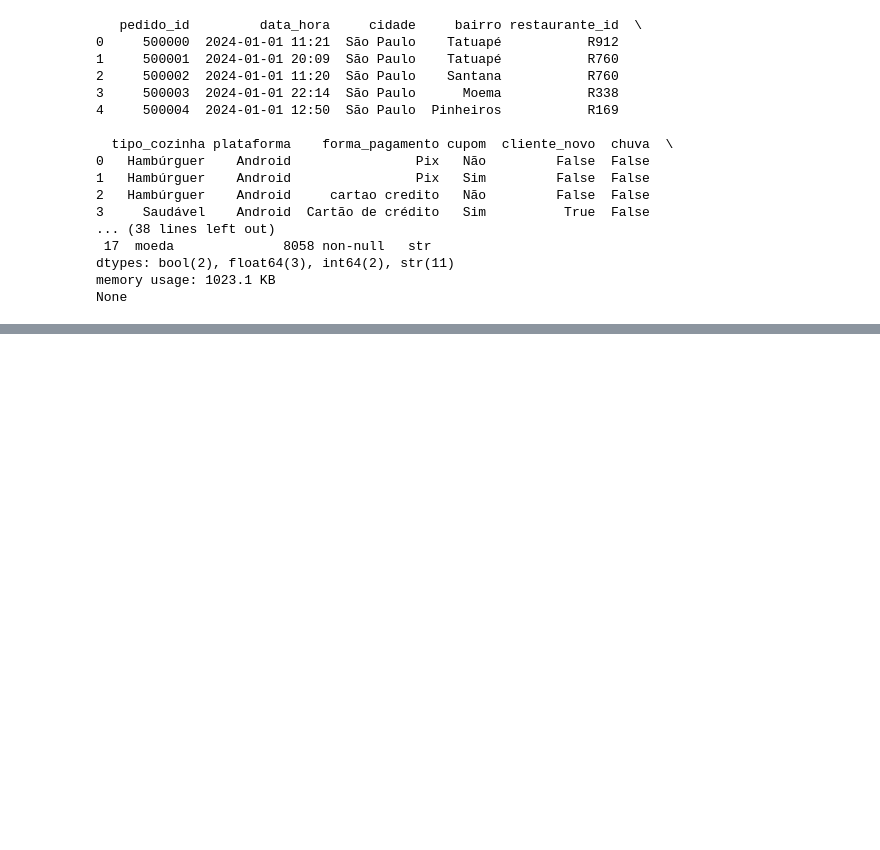
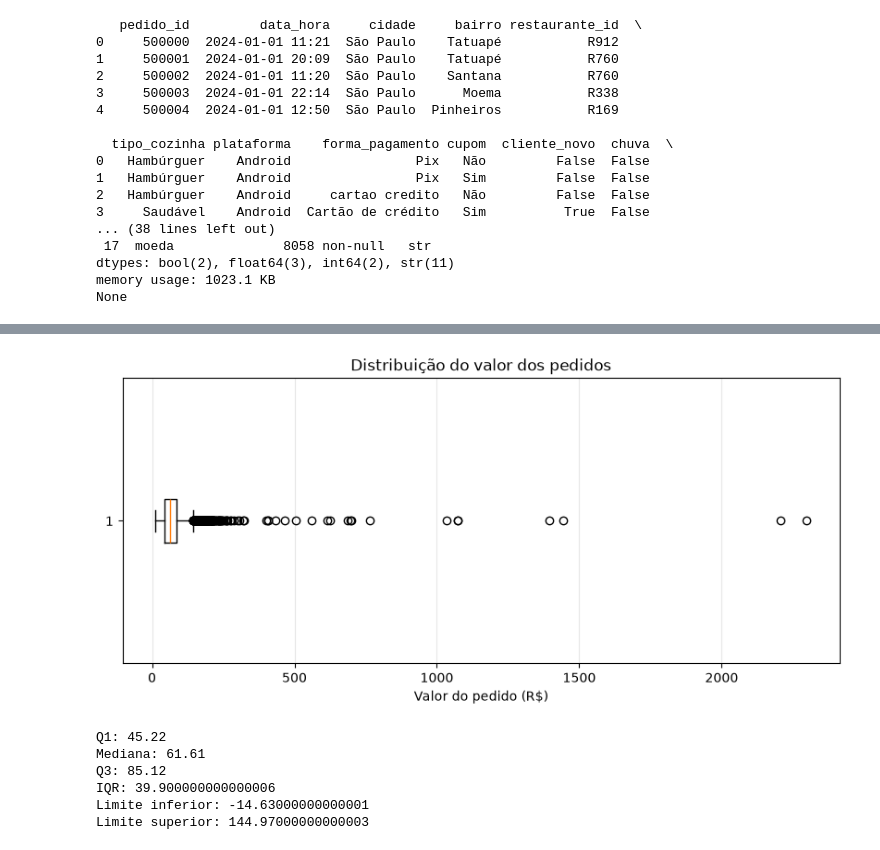
Before and after one commit to ivanjoncesar-ai/Trabalho_Ivan, a Jupyter notebook: Trabalho_Ivan.ipynb, the cells around one changed output, grey strips where cells are left out. Drawn from its saved outputs; the diff is of its cells as text; code cells hidden in the pictures; blank space fills up the shorter version.

```diff
--- a/Trabalho_Ivan.ipynb
+++ b/Trabalho_Ivan.ipynb
@@ -28,0 +190,12 @@ None
+# %%
+print("Tempos negativos ou zero:", len(df[df["tempo_entrega_min"] <= 0]))
+print("Tempos extremos (> 180 min):", len(df[df["tempo_entrega_min"] > 180]))
+print("Distâncias extremas (> 30 km):", len(df[df["distancia_km"] > 30]))
+
+df["tempo_entrega_limpo"] = df["tempo_entrega_min"].where(
+    (df["tempo_entrega_min"] > 0) & (df["tempo_entrega_min"] < 180), np.nan
+)
+
+df["distancia_km_limpa"] = df["distancia_km"].where(
+    (df["distancia_km"] > 0) & (df["distancia_km"] <= 30), np.nan
+)
@@ -28,0 +226,23 @@ None
+# %%
+df["data_hora"] = pd.to_datetime(df["data_hora"], errors="coerce")
+print("Tipo data_hora:", df["data_hora"].dtype)
+print("Datas inválidas:", df["data_hora"].isna().sum())
+
+df["hora"] = df["data_hora"].dt.hour
+df["mes"] = df["data_hora"].dt.month
+df["dia_semana"] = df["data_hora"].dt.day_name()
+
+dias = {
+    "Monday": "Segunda",
+    "Tuesday": "Terça",
+    "Wednesday": "Quarta",
+    "Thursday": "Quinta",
+    "Friday": "Sexta",
+    "Saturday": "Sábado",
+    "Sunday": "Domingo",
+}
+df["dia_semana_pt"] = df["dia_semana"].map(dias)
+
+display(
+    df[["data_hora", "hora", "mes", "dia_semana", "dia_semana_pt"]].head()
+)
@@ -28,0 +332,30 @@ None
+# %%
+plt.figure(figsize=(10, 4))
+plt.boxplot(df["valor_pedido_limpo"], orientation="horizontal")
+plt.title("Distribuição do valor dos pedidos")
+plt.xlabel("Valor do pedido (R$)")
+plt.grid(axis="x", alpha=0.3)
+plt.show()
+# %% [output]
+[figure, added]
+# %%
+q1 = df["valor_pedido_limpo"].quantile(0.25)
+q3 = df["valor_pedido_limpo"].quantile(0.75)
+iqr = q3 - q1
+
+limite_inferior = q1 - 1.5 * iqr
+limite_superior = q3 + 1.5 * iqr
+
+print("Q1:", q1)
+print("Mediana:", df["valor_pedido_limpo"].median())
+print("Q3:", q3)
+print("IQR:", iqr)
+print("Limite inferior:", limite_inferior)
+print("Limite superior:", limite_superior)
+# %% [output]
+Q1: 45.22
+Mediana: 61.61
+Q3: 85.12
+IQR: 39.900000000000006
+Limite inferior: -14.63000000000001
+Limite superior: 144.97000000000003
```
Also changed, not shown: parts of 96 cells of this notebook, 5 other files.
